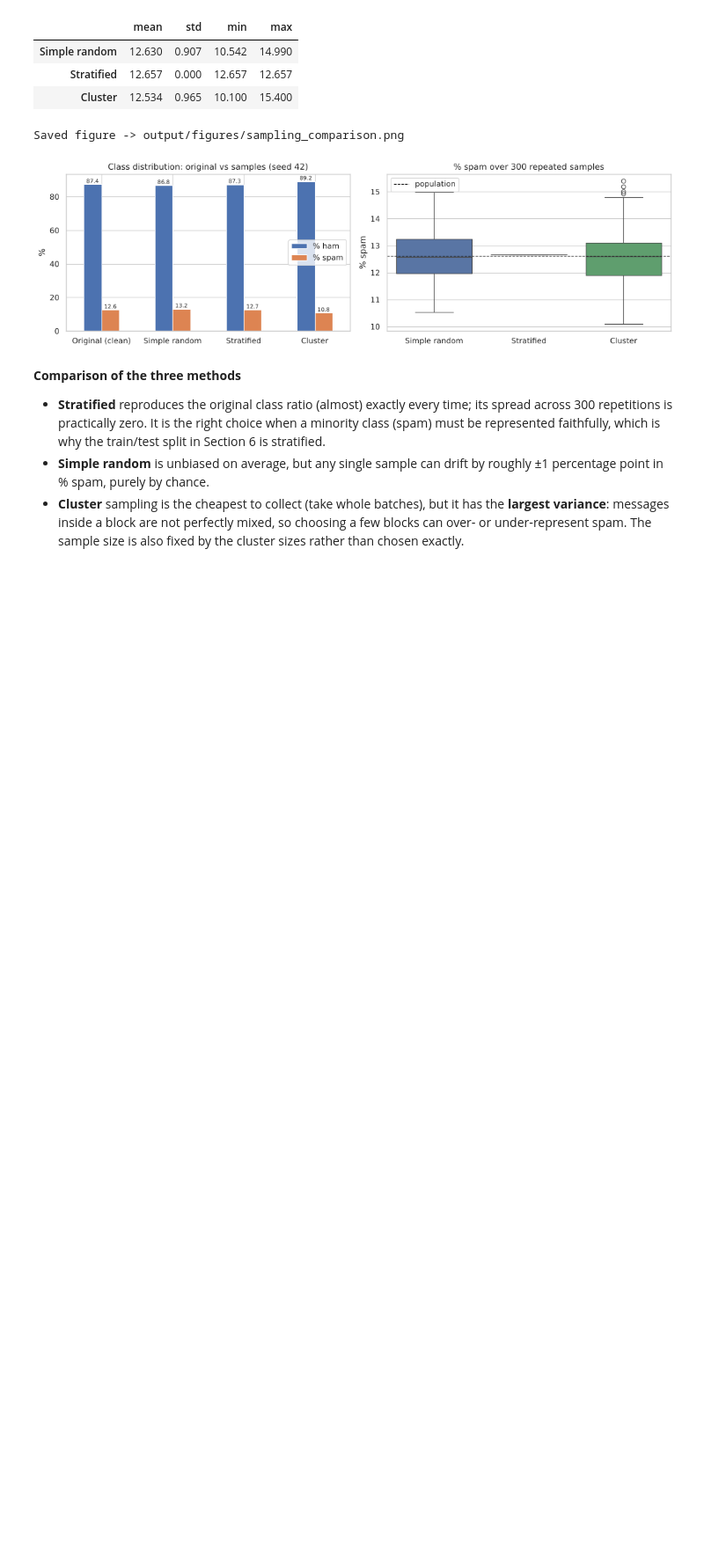
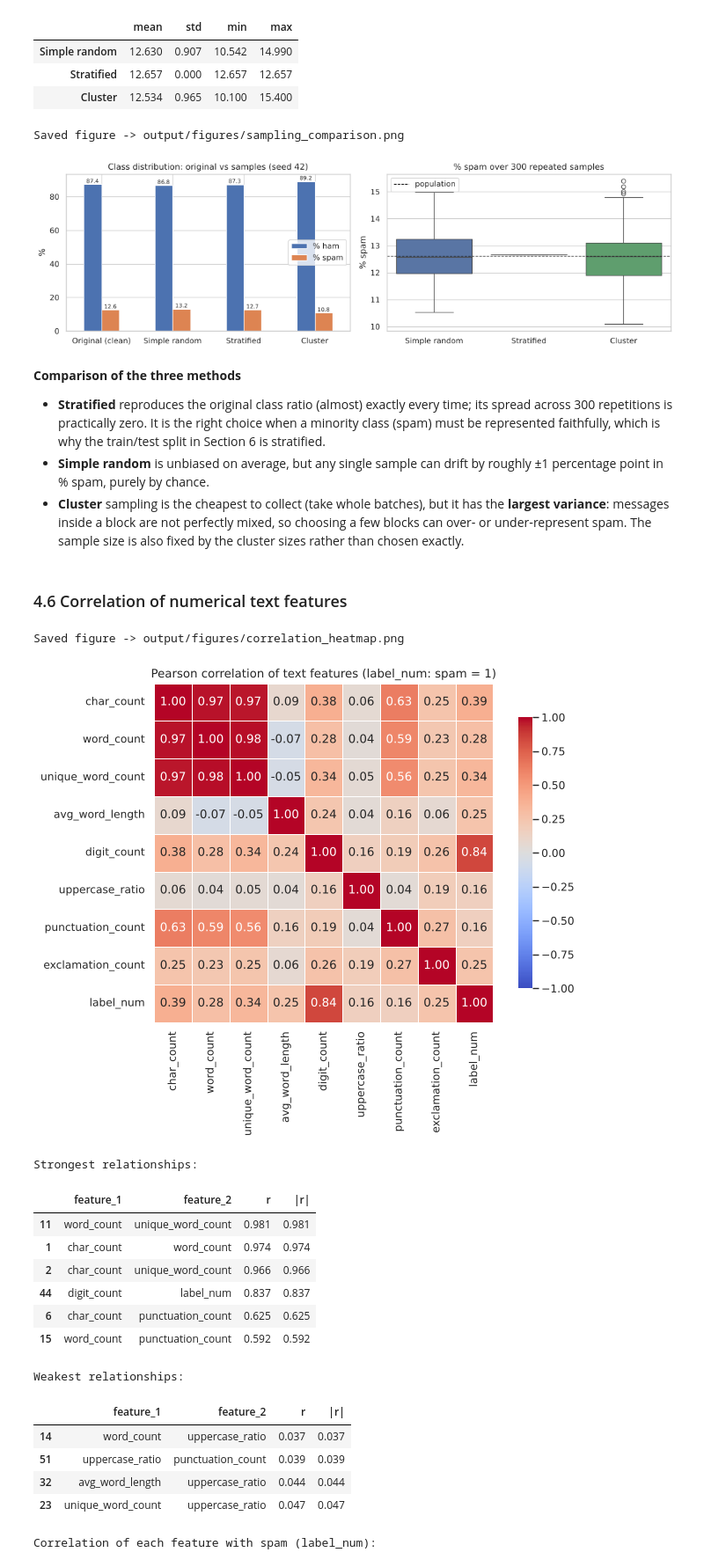
Before and after one commit to mahmoudd-adell/bd-a1, a Jupyter notebook: notebook/analysis.ipynb, the cells around one changed output. Shown at 88% size. Saved outputs shown, nothing was run; the diff lists cells and outputs as text; code cells hidden in the pictures; blank space fills up the shorter version.

Commit message:
Notebook: correlation heatmap of text features (4.6)

```diff
--- a/notebook/analysis.ipynb
+++ b/notebook/analysis.ipynb
@@ -426,3 +426,40 @@ Saved figure -> output/figures/sampling_comparison.png
 * **Stratified** reproduces the original class ratio (almost) exactly every time; its spread across 300 repetitions is practically zero. It is the right choice when a minority class (spam) must be represented faithfully, which is why the train/test split in Section 6 is stratified.
 * **Simple random** is unbiased on average, but any single sample can drift by roughly ±1 percentage point in % spam, purely by chance.
 * **Cluster** sampling is the cheapest to collect (take whole batches), but it has the **largest variance**: messages inside a block are not perfectly mixed, so choosing a few blocks can over‑ or under‑represent spam. The sample size is also fixed by the cluster sizes rather than chosen exactly.
+# %% [markdown]
+### 4.6 Correlation of numerical text features
+# %%
+corr_cols = NUM_FEATURES + ["label_num"]
+corr = df[corr_cols].corr(method="pearson")
+
+fig, ax = plt.subplots(figsize=(9, 7))
+sns.heatmap(corr, annot=True, fmt=".2f", cmap="coolwarm", vmin=-1, vmax=1, square=True,
+            linewidths=.5, cbar_kws={"shrink": .8}, ax=ax)
+ax.set_title("Pearson correlation of text features (label_num: spam = 1)")
+plt.tight_layout(); save_fig(fig, "correlation_heatmap.png"); plt.show()
+
+pairs = (corr.where(np.triu(np.ones(corr.shape, dtype=bool), k=1)).stack()
+             .rename("r").reset_index().rename(columns={"level_0": "feature_1", "level_1": "feature_2"}))
+pairs["|r|"] = pairs["r"].abs()
+print("Strongest relationships:"); display(pairs.sort_values("|r|", ascending=False).head(6).round(3))
+print("Weakest relationships:");   display(pairs.sort_values("|r|").head(4).round(3))
+print("Correlation of each feature with spam (label_num):")
+display(corr["label_num"].drop("label_num").sort_values(ascending=False).round(3).to_frame("r with spam"))
+# %% [output]
+Saved figure -> output/figures/correlation_heatmap.png
+[figure, added]
+Strongest relationships:
+|  | feature_1 | feature_2 | r | |r| |
+| 11 | word_count | unique_word_count | 0.981 | 0.981 |
+| 1 | char_count | word_count | 0.974 | 0.974 |
+| 2 | char_count | unique_word_count | 0.966 | 0.966 |
+| 44 | digit_count | label_num | 0.837 | 0.837 |
+| 6 | char_count | punctuation_count | 0.625 | 0.625 |
+| 15 | word_count | punctuation_count | 0.592 | 0.592 |
+Weakest relationships:
+|  | feature_1 | feature_2 | r | |r| |
+| 14 | word_count | uppercase_ratio | 0.037 | 0.037 |
+| 51 | uppercase_ratio | punctuation_count | 0.039 | 0.039 |
+| 32 | avg_word_length | uppercase_ratio | 0.044 | 0.044 |
+| 23 | unique_word_count | uppercase_ratio | 0.047 | 0.047 |
+Correlation of each feature with spam (label_num):
```
Also changed, not shown: parts of 2 cells of this notebook, 1 other file.
